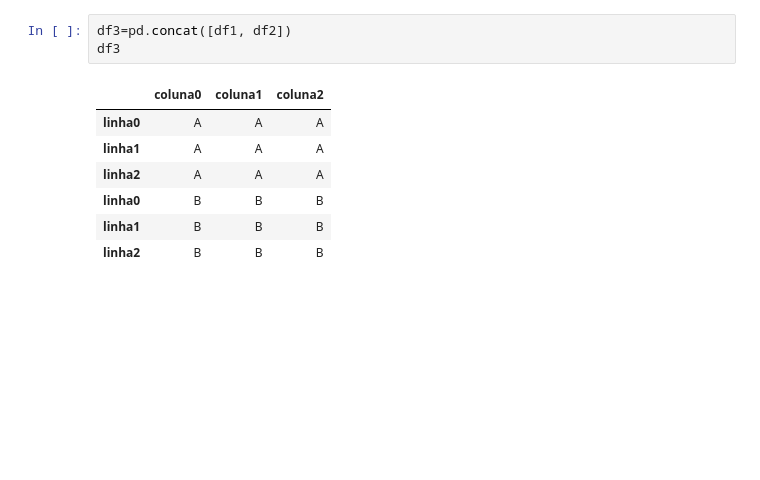
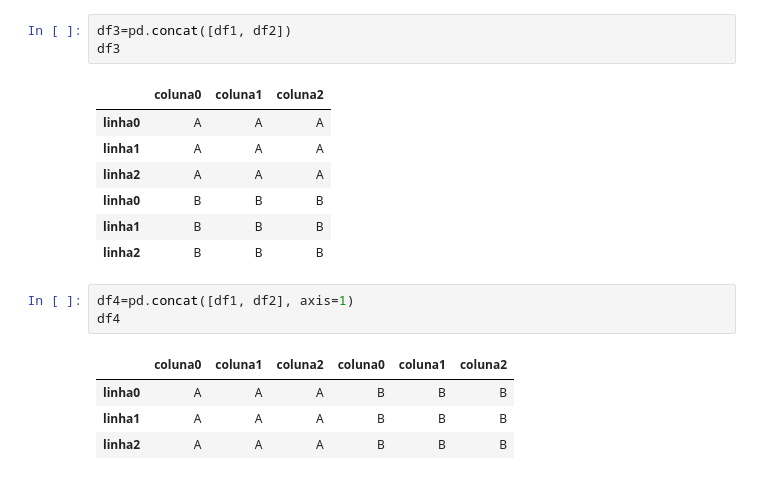
Before and after one commit to CarlosMassarelli/CarlosMassarelli, a Jupyter notebook: Python_Pandas.ipynb, the cells around one changed output. Saved outputs shown, nothing was run; the diff lists cells and outputs as text; blank space fills up the shorter version.

```diff
--- a/Python_Pandas.ipynb
+++ b/Python_Pandas.ipynb
@@ -149,3 +149,11 @@ df3
 | linha0 | B | B | B |
 | linha1 | B | B | B |
 | linha2 | B | B | B |
+# %%
+df4=pd.concat([df1, df2], axis=1)
+df4
+# %% [output]
+|  | coluna0 | coluna1 | coluna2 | coluna0 | coluna1 | coluna2 |
+| linha0 | A | A | A | B | B | B |
+| linha1 | A | A | A | B | B | B |
+| linha2 | A | A | A | B | B | B |
```
